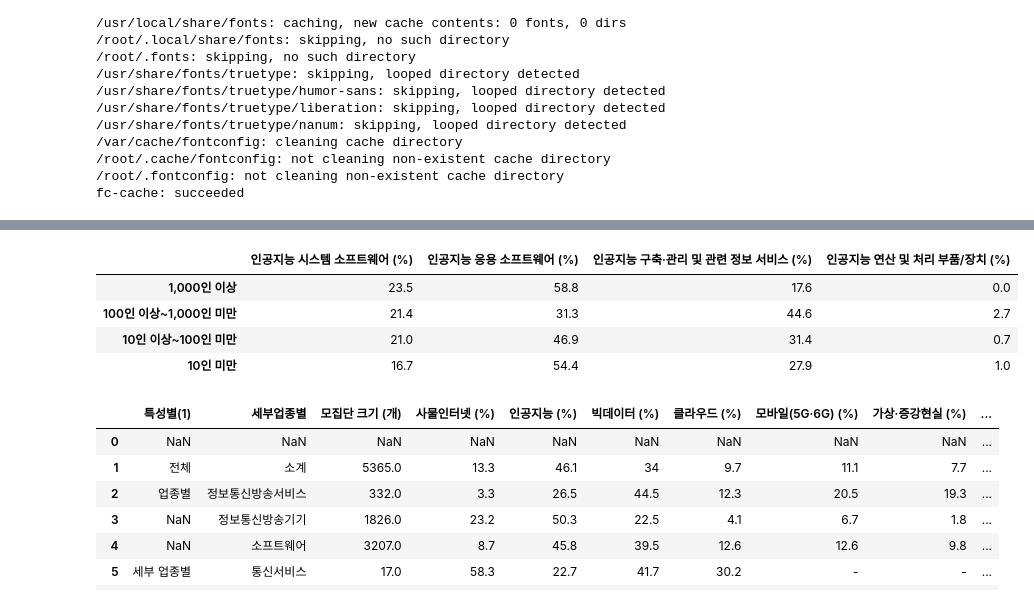
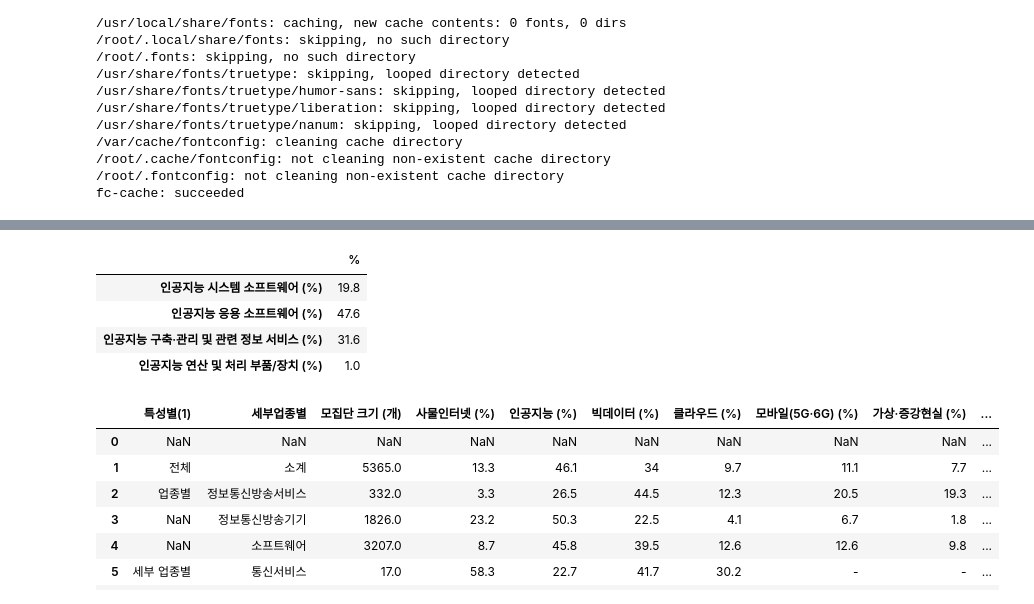
Before and after one commit to lyjddw/HW, a Jupyter notebook: AIsemiconductor.ipynb, the cells around one changed output, grey strips where cells are left out. Saved outputs shown, nothing was run; the diff lists cells and outputs as text; code cells hidden in the pictures.

```diff
--- a/AIsemiconductor.ipynb
+++ b/AIsemiconductor.ipynb
@@ -43,16 +43,18 @@ bus
 | 3 | 10인 이상~100인 미만 | 1112 | 21.0 | 46.9 | 31.4 | 0.7 | ... |
 | 4 | 10인 미만 | 558 | 16.7 | 54.4 | 27.9 | 1.0 | ... |
 # %%
-bus=bus.loc[1:4]
-bus=bus.drop([bus.columns[0], bus.columns[1], bus.columns[6], bus.columns[7], bus.columns[8], bus.columns[9], bus.columns[10]], axis=1)
-bus.rename(index={1: "1,000인 이상", 2: "100인 이상~1,000인 미만", 3: "10인 이상~100인 미만", 4: "10인 미만"}, inplace=True)
+bus= bus.loc[0:0]
+bus= bus.drop([bus.columns[0], bus.columns[1], bus.columns[6], bus.columns[7], bus.columns[8], bus.columns[9], bus.columns[10]], axis=1)
+bus.rename(index= {0: '%'}, inplace=True)
+bus = bus.transpose()
+
 bus
 # %% [output]
-|  | 인공지능 시스템 소프트웨어 (%) | 인공지능 응용 소프트웨어 (%) | 인공지능 구축·관리 및 관련 정보 서비스 (%) | 인공지능 연산 및 처리 부품/장치 (%) |
-| 1,000인 이상 | 23.5 | 58.8 | 17.6 | 0.0 |
-| 100인 이상~1,000인 미만 | 21.4 | 31.3 | 44.6 | 2.7 |
-| 10인 이상~100인 미만 | 21.0 | 46.9 | 31.4 | 0.7 |
-| 10인 미만 | 16.7 | 54.4 | 27.9 | 1.0 |
+|  | % |
+| 인공지능 시스템 소프트웨어 (%) | 19.8 |
+| 인공지능 응용 소프트웨어 (%) | 47.6 |
+| 인공지능 구축·관리 및 관련 정보 서비스 (%) | 31.6 |
+| 인공지능 연산 및 처리 부품/장치 (%) | 1.0 |
 # %%
 tech
 # %% [output]
```
Also changed, not shown: parts of 2 cells of this notebook.
